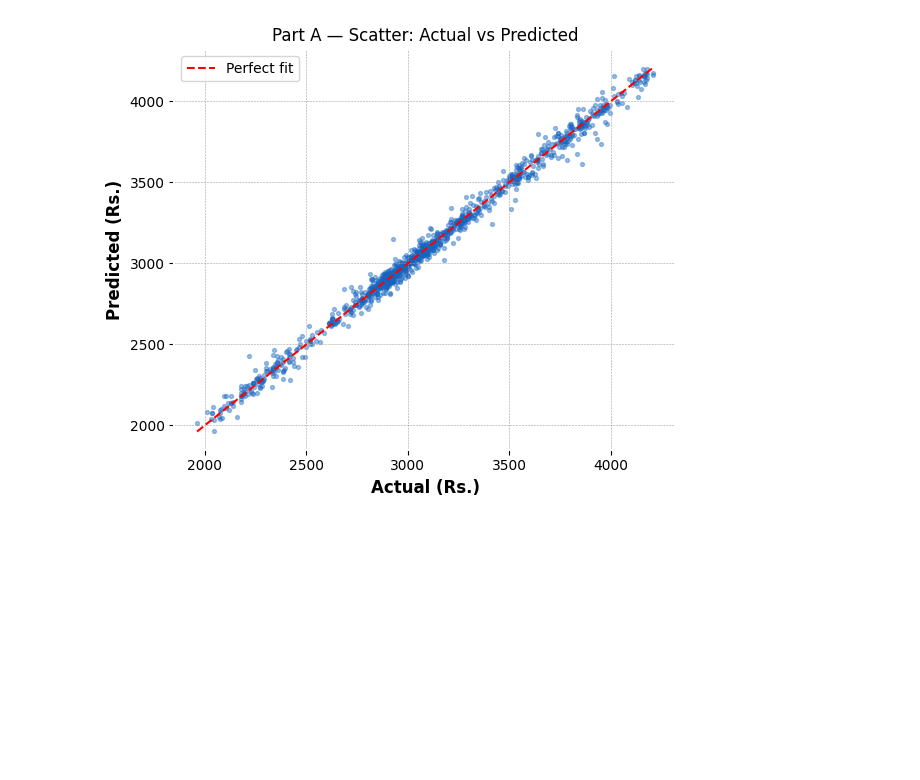
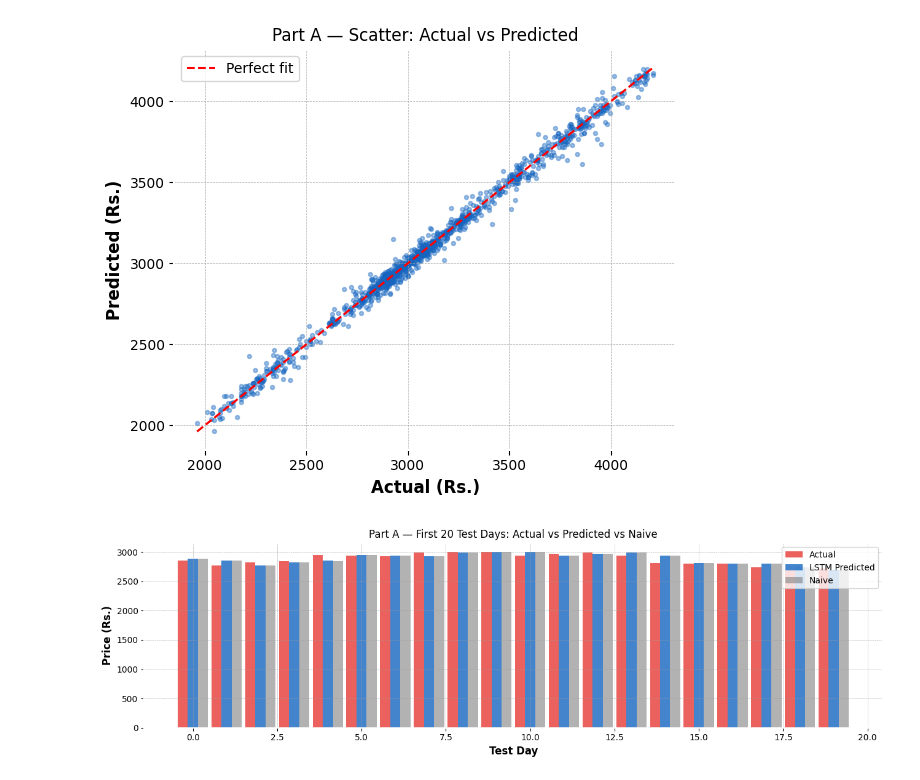
Before and after one commit to rishika790/AI-PORTFOLIO, a Jupyter notebook: DL_GRU_OHLCV_vs_Indicators.ipynb, the cells around one changed output. Drawn from its saved outputs; the diff is of its cells as text; code cells hidden in the pictures; blank space fills up the shorter version.

Commit message:
code: cell 37 — x_pos = np.arange(20)

```diff
--- a/DL_GRU_OHLCV_vs_Indicators.ipynb
+++ b/DL_GRU_OHLCV_vs_Indicators.ipynb
@@ -487,3 +487,14 @@ plt.xlabel('Actual (Rs.)'); plt.ylabel('Predicted (Rs.)')
 plt.legend(); plt.tight_layout(); plt.show()
 # %% [output]
 [figure]
+# %%
+x_pos = np.arange(20)
+plt.figure(figsize=(13, 4))
+plt.bar(x_pos-0.3,  y_actual_A[:20], 0.3,  label='Actual',          color='#E53935', alpha=0.8)
+plt.bar(x_pos,      y_pred_A[:20],   0.3,  label='LSTM Predicted',  color='#1565C0', alpha=0.8)
+plt.bar(x_pos+0.3,  naive_pred_A[:20], 0.3, label='Naive',          color='gray',    alpha=0.6)
+plt.title('Part A — First 20 Test Days: Actual vs Predicted vs Naive')
+plt.xlabel('Test Day'); plt.ylabel('Price (Rs.)')
+plt.legend(); plt.tight_layout(); plt.show()
+# %% [output]
+[figure, added]
```
